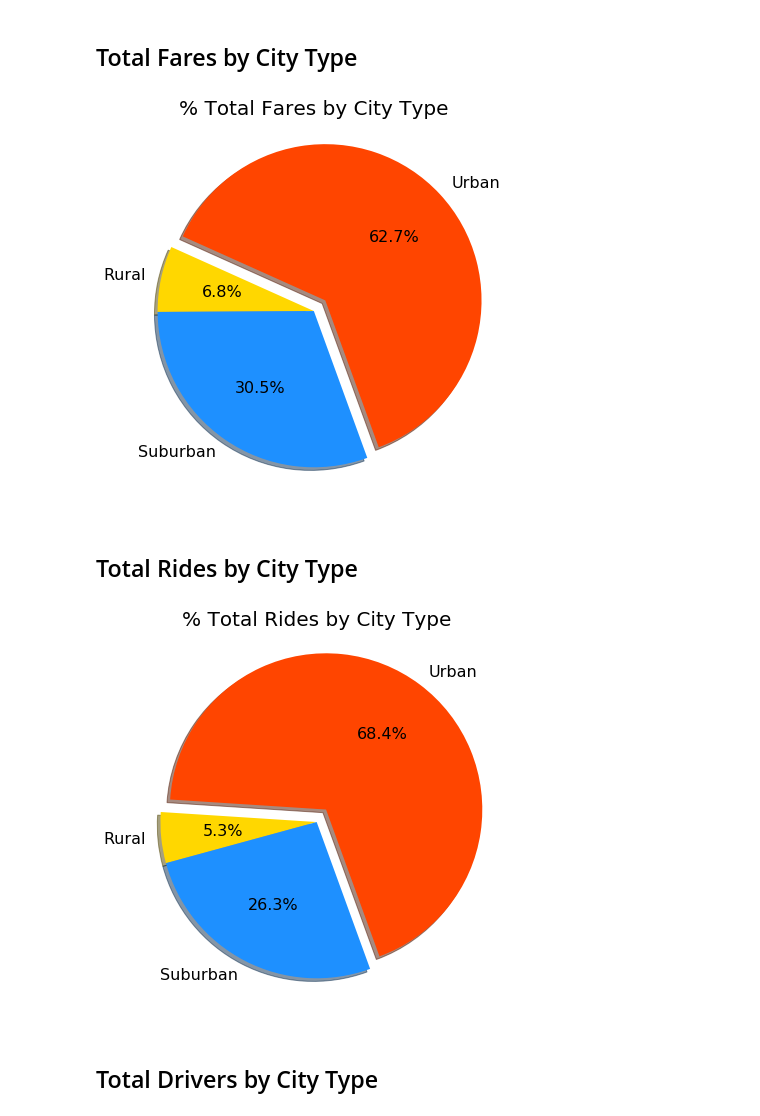
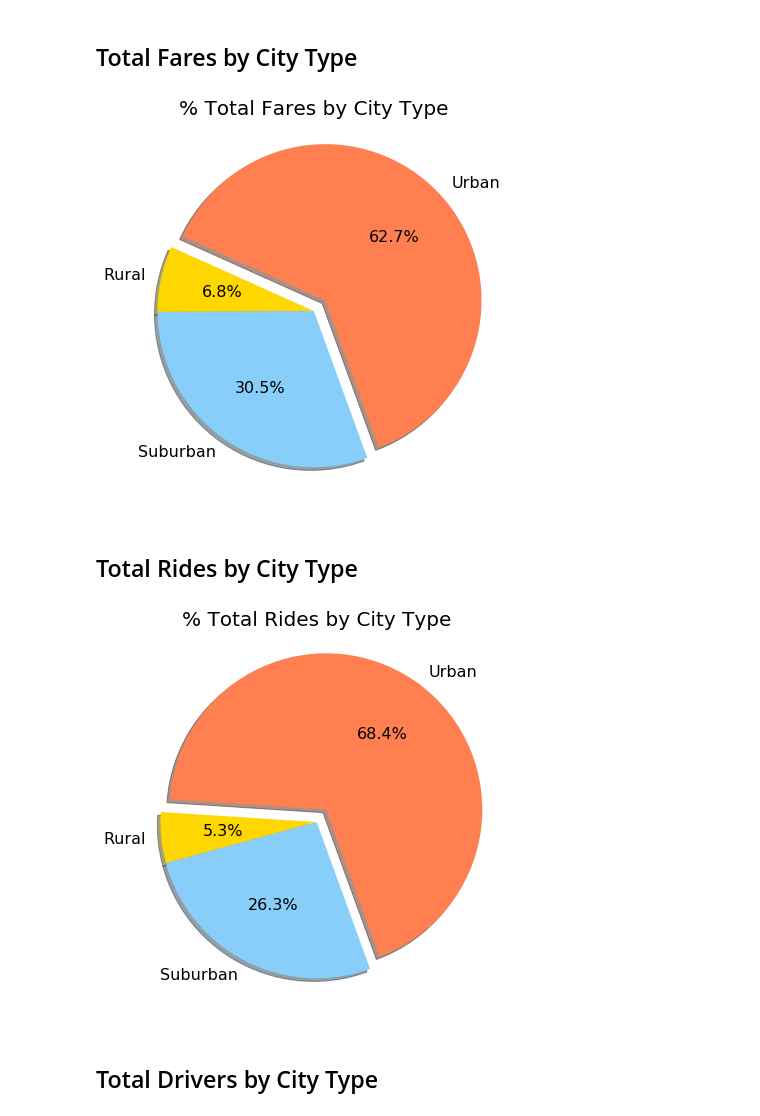
Before and after one commit to ocsc-datascience/power-of-plots, a Jupyter notebook: Pyber/pyber.ipynb, the cells around one changed output. Saved outputs shown, nothing was run; the diff lists cells and outputs as text; code cells hidden in the pictures.

Commit message:
update colors

```diff
--- a/Pyber/pyber.ipynb
+++ b/Pyber/pyber.ipynb
@@ -134,7 +134,7 @@ plt.axis('equal')
 
 pies = ["Urban", "Rural", "Suburban"]
 pie_data = [urban_fares,rural_fares,suburban_fares]
-colors = ['orangered','gold','dodgerblue']
+colors = ['coral','gold','lightskyblue']
 explode = (0.1,0,0)
 plt.pie(pie_data,explode=explode,labels=pies,colors=colors,autopct="%.1f%%",
        shadow=True,startangle=290,textprops={'fontsize': 16})
@@ -143,33 +143,33 @@ plt.title('% Total Fares by City Type',fontsize=20)
 plt.savefig("PyberTotalFaresByCity.png")
 plt.show()
 # %% [output]
-[figure, old version]
+[figure, new version]
 # %% [markdown]
 ## Total Rides by City Type
 # %%
 # Calculate Ride Percents
 total = df['fare'].count()
 urban_rides = df['fare'].loc[ df['type'] == 'Urban' ].count()/total
 suburban_rides = df['fare'].loc[ df['type'] == 'Suburban' ].count()/total
 rural_rides = df['fare'].loc[ df['type'] == 'Rural' ].count()/total
 
 
 # Build Pie Chart
 myfig = plt.figure(figsize=(7,7))
 plt.axis('equal')
 
 pies = ["Urban", "Rural", "Suburban"]
 pie_data = [urban_rides,rural_rides,suburban_rides]
-colors = ['orangered','gold','dodgerblue']
+colors = ['coral','gold','lightskyblue']
 explode = (0.1,0,0)
 plt.pie(pie_data,explode=explode,labels=pies,colors=colors,autopct="%.1f%%",
        shadow=True,startangle=290,textprops={'fontsize': 16})
 plt.title('% Total Rides by City Type',fontsize=20)
 # Save Figure
 plt.savefig("PyberTotalRidesByCity.png")
 plt.show()
 # %% [output]
-[figure, old version]
+[figure, new version]
 # %% [markdown]
 ## Total Drivers by City Type
 # %%
```
Also changed, not shown: parts of 2 cells of this notebook, 4 other files.
